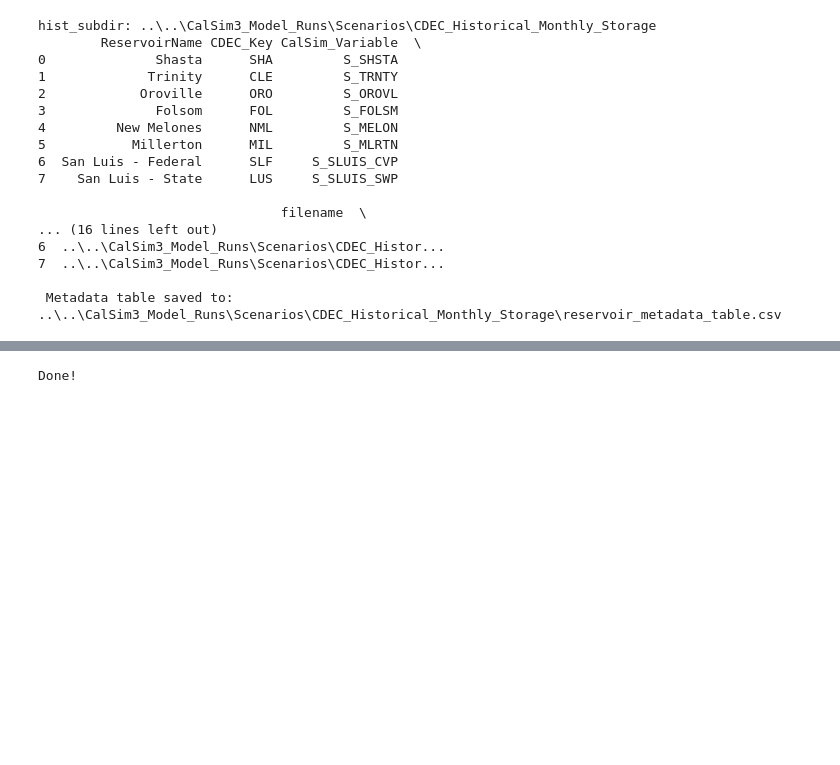
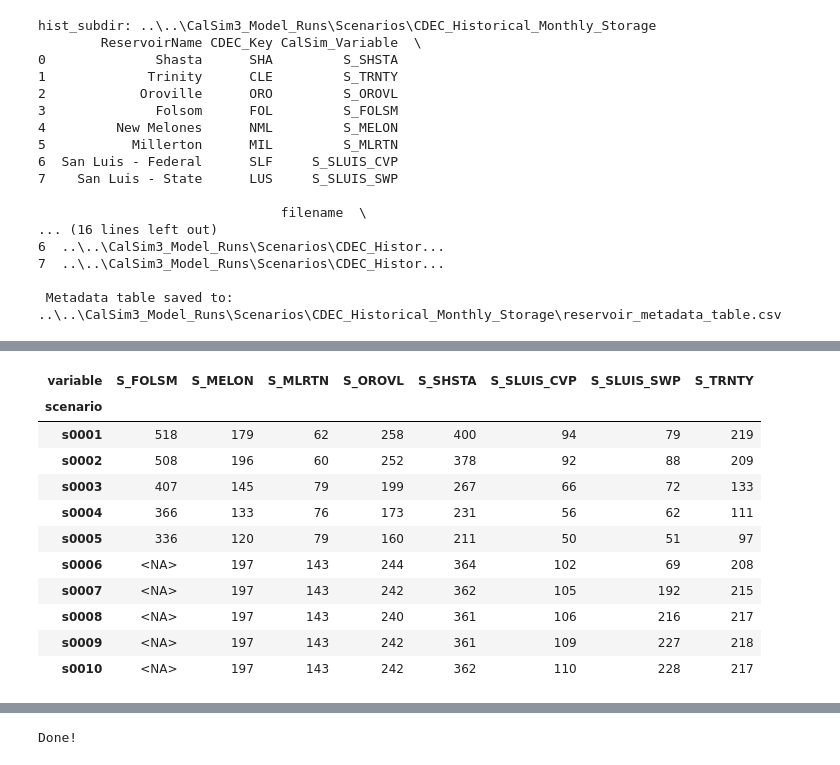
Before and after one commit to maramahmedd/coeqwal, a Jupyter notebook: notebooks/Tier_Assignment_Storage.ipynb, the cells around one changed output, grey strips where cells are left out. Cells and saved outputs as stored; diff of their text form; code cells hidden in the pictures; blank space fills up the shorter version.

```diff
--- a/notebooks/Tier_Assignment_Storage.ipynb
+++ b/notebooks/Tier_Assignment_Storage.ipynb
@@ -376,0 +1015,16 @@ prob_df
+# %%
+SpillFreq_df, SpillProb_df = freq_and_prob_storage_ge_flood(storage_df, flood_clean_df)
+SpillFreq_df.head(10)
+# %% [output]
+| variable | S_FOLSM | S_MELON | S_MLRTN | S_OROVL | S_SHSTA | S_SLUIS_CVP | S_SLUIS_SWP | S_TRNTY |
+| scenario |  |  |  |  |  |  |  |  |
+| s0001 | 518 | 179 | 62 | 258 | 400 | 94 | 79 | 219 |
+| s0002 | 508 | 196 | 60 | 252 | 378 | 92 | 88 | 209 |
+| s0003 | 407 | 145 | 79 | 199 | 267 | 66 | 72 | 133 |
+| s0004 | 366 | 133 | 76 | 173 | 231 | 56 | 62 | 111 |
+| s0005 | 336 | 120 | 79 | 160 | 211 | 50 | 51 | 97 |
+| s0006 | <NA> | 197 | 143 | 244 | 364 | 102 | 69 | 208 |
+| s0007 | <NA> | 197 | 143 | 242 | 362 | 105 | 192 | 215 |
+| s0008 | <NA> | 197 | 143 | 240 | 361 | 106 | 216 | 217 |
+| s0009 | <NA> | 197 | 143 | 242 | 361 | 109 | 227 | 218 |
+| s0010 | <NA> | 197 | 143 | 242 | 362 | 110 | 228 | 217 |
```
Also changed, not shown: parts of 33 cells of this notebook.
